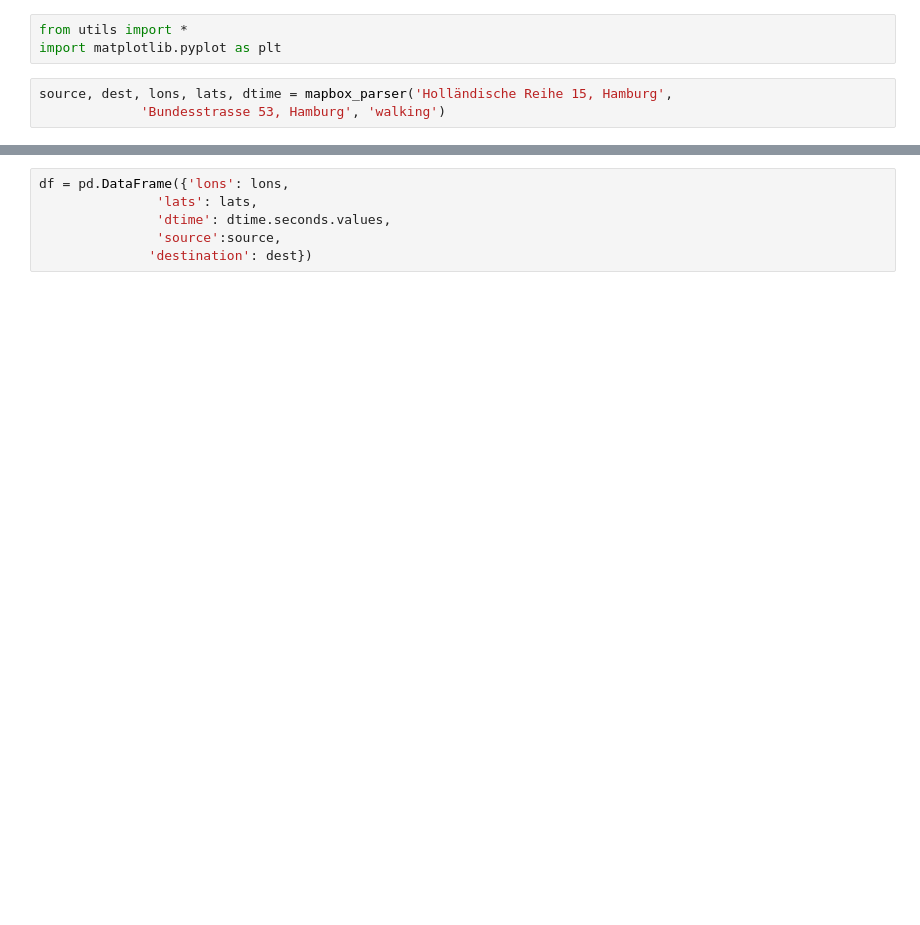
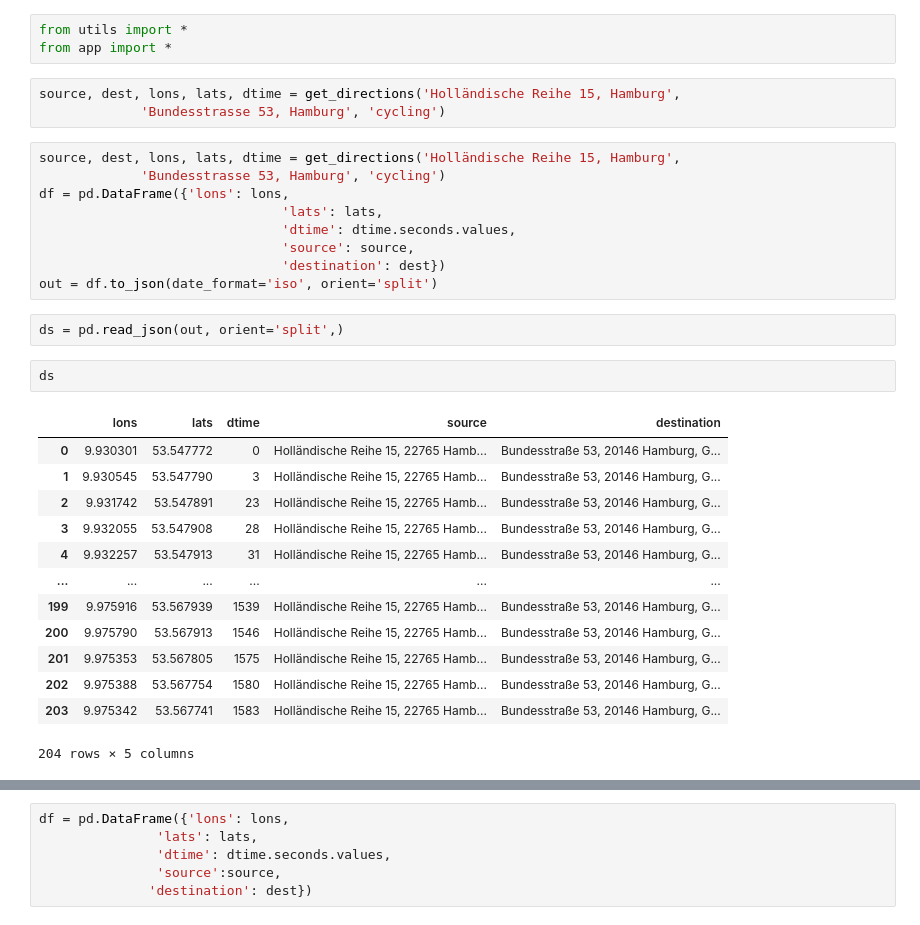
Before and after one commit to guidocioni/no-more-wet-rides-new, a Jupyter notebook: test.ipynb, the cells around one changed output, grey strips where cells are left out. Drawn from its saved outputs; the diff is of its cells as text; blank space fills up the shorter version.

```diff
--- a/test.ipynb
+++ b/test.ipynb
@@ -1,6 +1,33 @@
 # %%
 from utils import *
-import matplotlib.pyplot as plt
+from app import *
 # %%
-source, dest, lons, lats, dtime = mapbox_parser('Holländische Reihe 15, Hamburg',
-             'Bundesstrasse 53, Hamburg', 'walking')
+source, dest, lons, lats, dtime = get_directions('Holländische Reihe 15, Hamburg',
+             'Bundesstrasse 53, Hamburg', 'cycling')
+# %%
+source, dest, lons, lats, dtime = get_directions('Holländische Reihe 15, Hamburg',
+             'Bundesstrasse 53, Hamburg', 'cycling')
+df = pd.DataFrame({'lons': lons,
+                               'lats': lats,
+                               'dtime': dtime.seconds.values,
+                               'source': source,
+                               'destination': dest})
+out = df.to_json(date_format='iso', orient='split')
+# %%
+ds = pd.read_json(out, orient='split',)
+# %%
+ds
+# %% [output]
+|  | lons | lats | dtime | source | destination |
+| 0 | 9.930301 | 53.547772 | 0 | Holländische Reihe 15, 22765 Hamb... | Bundesstraße 53, 20146 Hamburg, G... |
+| 1 | 9.930545 | 53.547790 | 3 | Holländische Reihe 15, 22765 Hamb... | Bundesstraße 53, 20146 Hamburg, G... |
+| 2 | 9.931742 | 53.547891 | 23 | Holländische Reihe 15, 22765 Hamb... | Bundesstraße 53, 20146 Hamburg, G... |
+| 3 | 9.932055 | 53.547908 | 28 | Holländische Reihe 15, 22765 Hamb... | Bundesstraße 53, 20146 Hamburg, G... |
+| 4 | 9.932257 | 53.547913 | 31 | Holländische Reihe 15, 22765 Hamb... | Bundesstraße 53, 20146 Hamburg, G... |
+| ... | ... | ... | ... | ... | ... |
+| 199 | 9.975916 | 53.567939 | 1539 | Holländische Reihe 15, 22765 Hamb... | Bundesstraße 53, 20146 Hamburg, G... |
+| 200 | 9.975790 | 53.567913 | 1546 | Holländische Reihe 15, 22765 Hamb... | Bundesstraße 53, 20146 Hamburg, G... |
+| 201 | 9.975353 | 53.567805 | 1575 | Holländische Reihe 15, 22765 Hamb... | Bundesstraße 53, 20146 Hamburg, G... |
+| 202 | 9.975388 | 53.567754 | 1580 | Holländische Reihe 15, 22765 Hamb... | Bundesstraße 53, 20146 Hamburg, G... |
+| 203 | 9.975342 | 53.567741 | 1583 | Holländische Reihe 15, 22765 Hamb... | Bundesstraße 53, 20146 Hamburg, G... |
+204 rows × 5 columns
```
Also changed, not shown: parts of 15 cells of this notebook, 2 other files.
